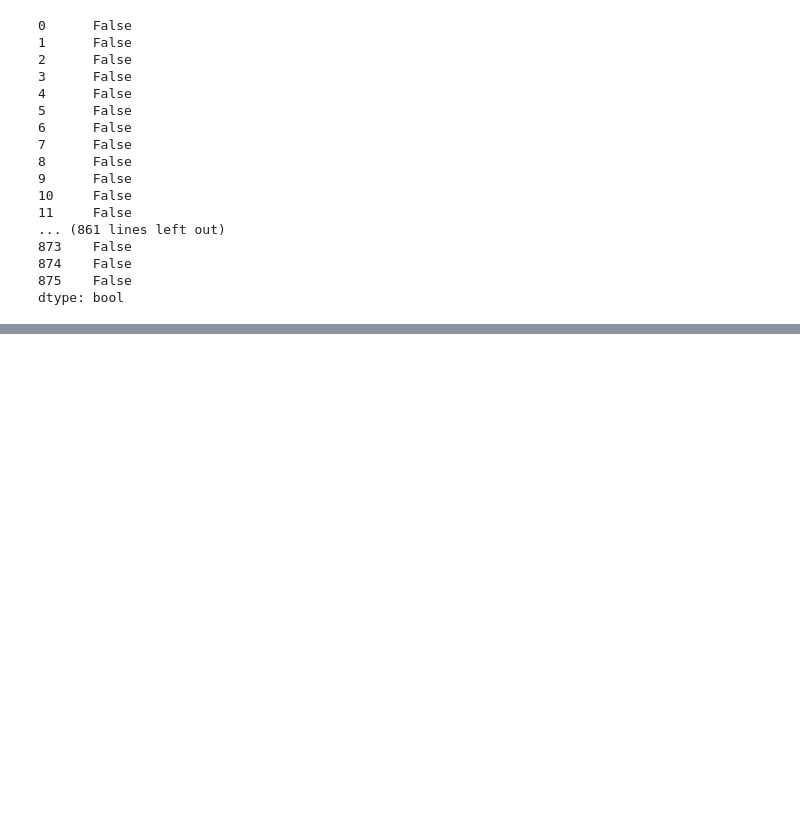
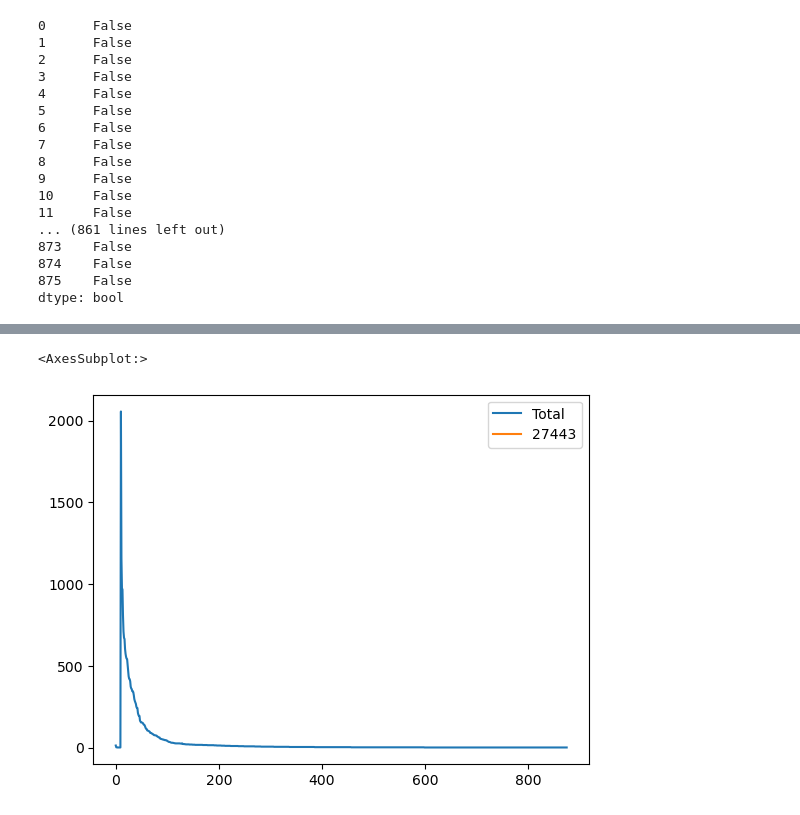
Before and after one commit to mounceryan/flag-spotting, a Jupyter notebook: flag-spotting.ipynb, the cells around one changed output, grey strips where cells are left out. Cells and saved outputs as stored; diff of their text form; code cells hidden in the pictures; blank space fills up the shorter version.

```diff
--- a/flag-spotting.ipynb
+++ b/flag-spotting.ipynb
@@ -124,0 +124,5 @@ flags_df.corr() #Shows any correlations if they exist.
+# %%
+flags_df.plot() #Creates a plot from the CSV file.
+# %% [output]
+<AxesSubplot:>
+[figure, added]
```
Also changed, not shown: parts of 4 cells of this notebook.
